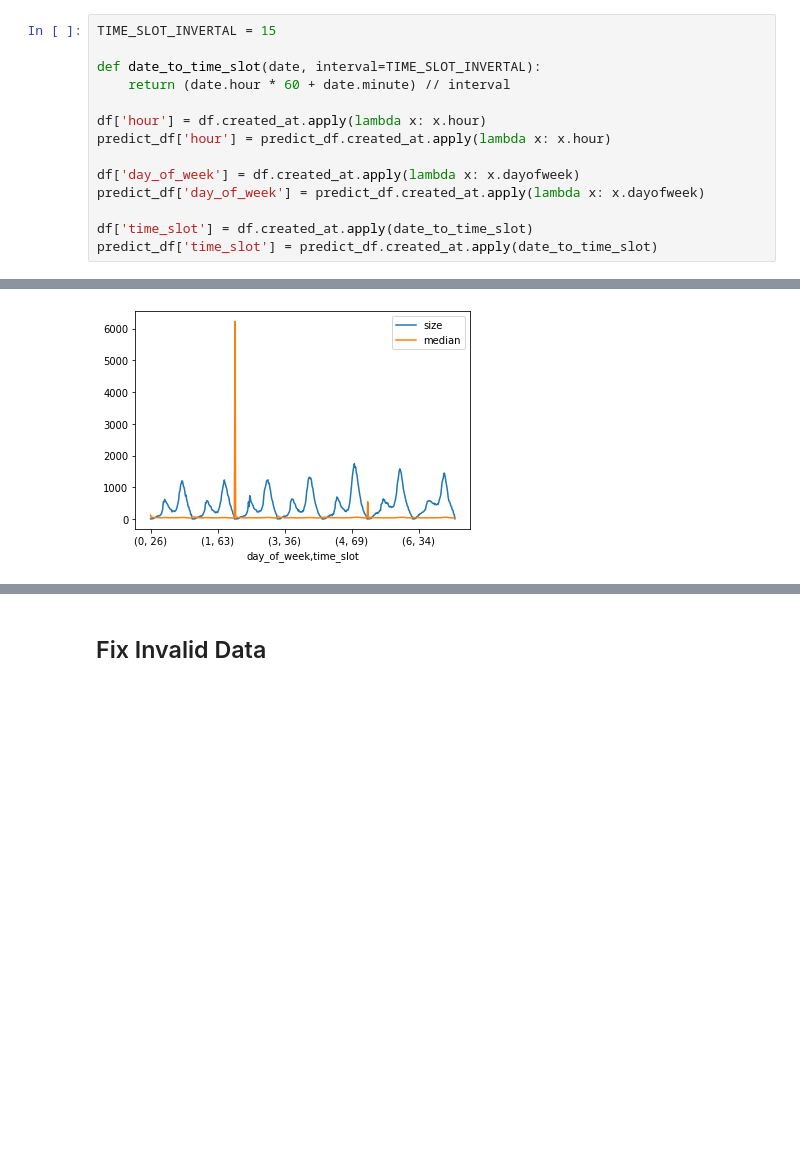
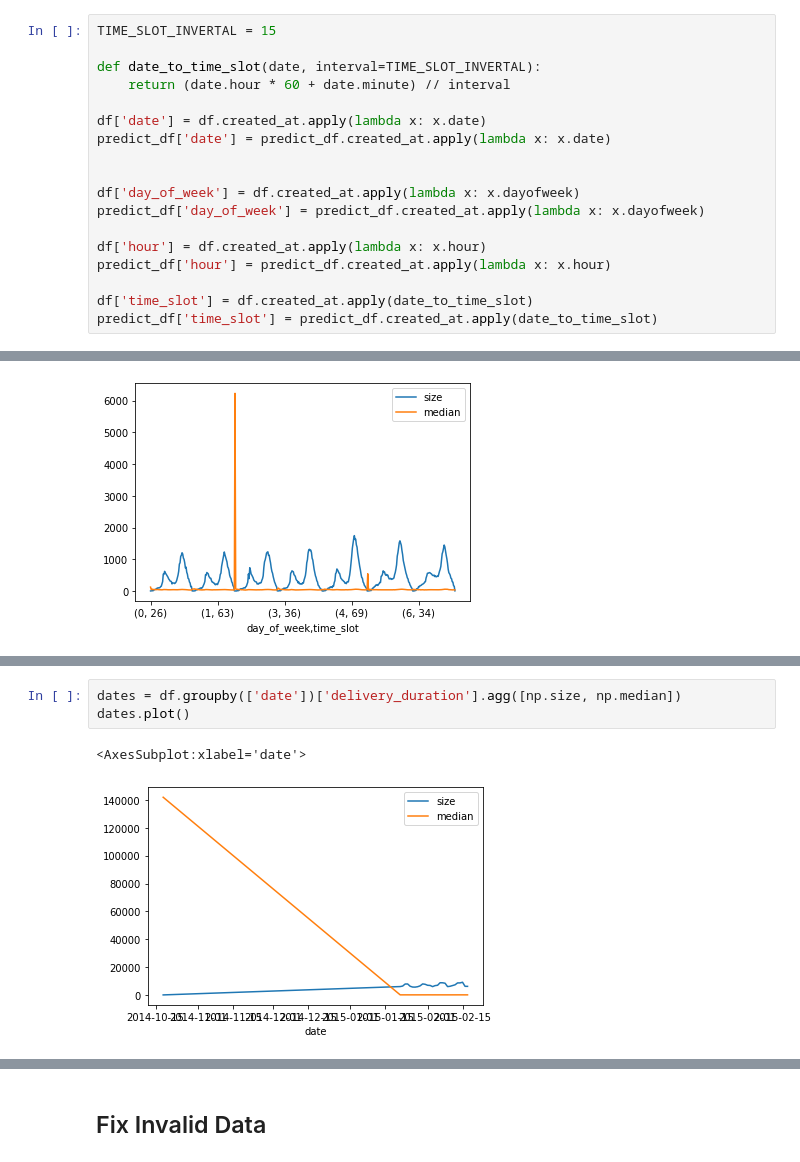
Before and after one commit to lyhost/text_similarity_example, a Jupyter notebook: DoorDash HW.ipynb, the cells around one changed output, grey strips where cells are left out. Cells and saved outputs as stored; diff of their text form; blank space fills up the shorter version.

```diff
--- a/DoorDash HW.ipynb
+++ b/DoorDash HW.ipynb
@@ -181,12 +174,16 @@ TIME_SLOT_INVERTAL = 15
 def date_to_time_slot(date, interval=TIME_SLOT_INVERTAL):
     return (date.hour * 60 + date.minute) // interval
 
-df['hour'] = df.created_at.apply(lambda x: x.hour)
-predict_df['hour'] = predict_df.created_at.apply(lambda x: x.hour)
+df['date'] = df.created_at.apply(lambda x: x.date)
+predict_df['date'] = predict_df.created_at.apply(lambda x: x.date)
+
 
 df['day_of_week'] = df.created_at.apply(lambda x: x.dayofweek)
 predict_df['day_of_week'] = predict_df.created_at.apply(lambda x: x.dayofweek)
 
+df['hour'] = df.created_at.apply(lambda x: x.hour)
+predict_df['hour'] = predict_df.created_at.apply(lambda x: x.hour)
+
 df['time_slot'] = df.created_at.apply(date_to_time_slot)
 predict_df['time_slot'] = predict_df.created_at.apply(date_to_time_slot)
 # %%
@@ -199,3 +196,9 @@ df[df.delivery_duration < 600].groupby(['day_of_week', 'time_slot'])['delivery_d
 # %% [output]
 <AxesSubplot:xlabel='day_of_week,time_slot'>
 [figure]
+# %%
+dates = df.groupby(['date'])['delivery_duration'].agg([np.size, np.median])
+dates.plot()
+# %% [output]
+<AxesSubplot:xlabel='date'>
+[figure, added]
```
Also changed, not shown: parts of 23 cells of this notebook.
